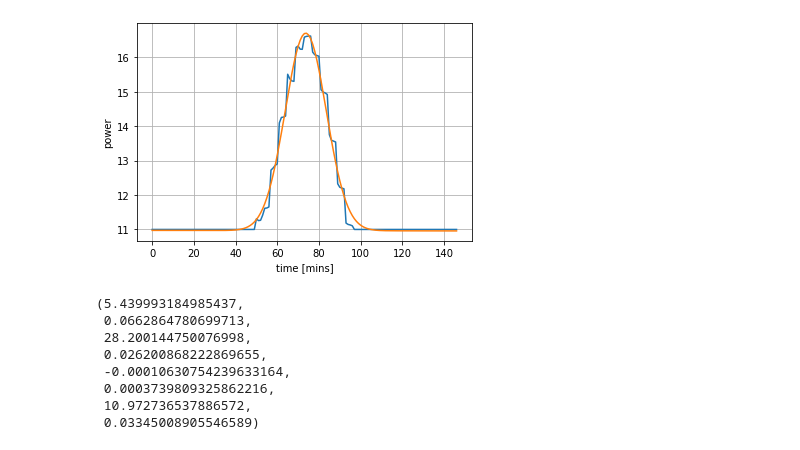
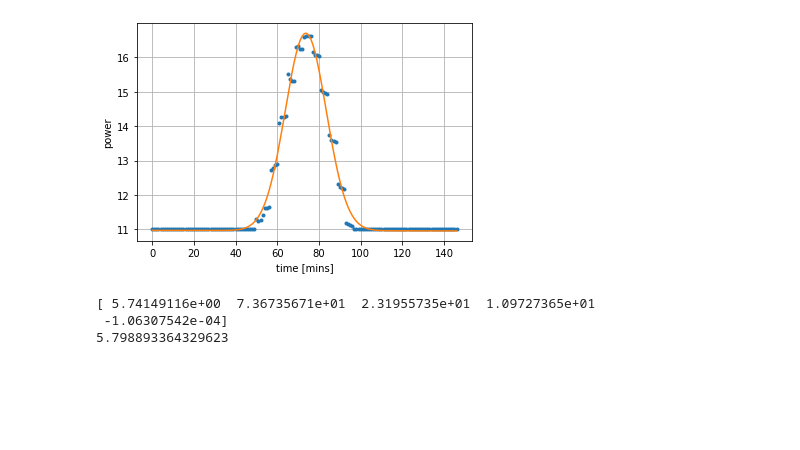
Before and after one commit to louis-hurrey/L-BASS, a Jupyter notebook: elevation_scan.ipynb, the cells around one changed output. Cells and saved outputs as stored; diff of their text form; code cells hidden in the pictures; blank space fills up the shorter version.

```diff
--- a/elevation_scan.ipynb
+++ b/elevation_scan.ipynb
@@ -25,7 +25,7 @@ class Transit:
         self.horn = horn
         self.noon = noon
     def get_data(self):
-        folder = os.path.join(f"{transit.date}")
+        folder = os.path.join(f"data/{transit.date}")
         #print(os.listdir(folder))
         datetimes = np.load(os.path.join(folder, 'datetimes.npy'), allow_pickle=True)
         a1p1 = np.load(os.path.join(folder, 'a1p1_bandpass.npy'), allow_pickle=True)
@@ -56,7 +56,8 @@ trimmed_power_total = power_total[170:217]
 plt.plot(trimmed_power_total)
 print(trimmed_power_total)
 
-pwr_baseline = np.hstack(((np.linspace(11,11,50)), trimmed_power_total, (np.linspace(11,11,50))))
+pwr_baseline = trimmed_power_total
+#np.hstack(((np.linspace(11,11,50)), trimmed_power_total, (np.linspace(11,11,50))))
 plt.plot(pwr_baseline)
 # %% [output]
 (420,)
@@ -100,6 +99,6 @@ print(fwhm*360/(24*60))
 # %%
 def harry_plotter(t, p, parameters):
-    plt.plot(t, p)
+    plt.plot(t, p, ".")
     plt.plot(t, gaussian_with_baseline(t, *parameters))
 
     plt.xlabel('time [mins]')
@@ -110,41 +109,40 @@ def harry_plotter(t, p, parameters):
 
 def gaussian_with_baseline(x, a, b, c, d, m):
     return a*np.exp(-((x-b)**2)/(2*(c/(2*np.sqrt(2*np.log(2))))**2)) + m*x + d
 
 def gaussian_with_baseline_fitting(x, y):
     p0 = np.array([np.max(y), np.argmax(y), 98, 10, 1])
     popt, pcov = scipy.optimize.curve_fit(gaussian_with_baseline, x, y, absolute_sigma=0, p0=p0)
     #absolute_sigma=0 to ensure uncertainties reflect the fitting
     return popt, pcov
 
 def calc_beam_width_with_baseline(t, p, dec):
     time_mins = np.array([(i - t[0]).total_seconds() / 60 for i in t])
 
     para, para_cov = gaussian_with_baseline_fitting(time_mins, p)
     para_err = np.sqrt(np.diag(para_cov))
 
     fwhm_deg_temp = para[2]*np.cos(dec)*360/(23.9345*60)
     fwhm_deg_err_temp = para_err[2]*np.cos(dec)*360/(23.9345*60)
 
     peak = datetime.timedelta(minutes=para[1]) + t[0]
     peak_err = para_err[1]
     pointing_diff_mins = abs(transit.noon-peak).total_seconds()/60
     pointing_diff_temp = pointing_diff_mins*np.cos(dec)*360/(23.9345*60)
     pointing_diff_err_temp = peak_err*np.cos(dec)*360/(23.9345*60)
 
     harry_plotter(time_mins, p, para)
     plt.show()
 
-    return fwhm_deg_temp, fwhm_deg_err_temp, pointing_diff_temp, pointing_diff_err_temp, para[-1], para_err[-1], para[-2], para_err[-2]
+    return fwhm_deg_temp, fwhm_deg_err_temp, pointing_diff_temp, pointing_diff_err_temp, para[-1], para_err[-1], para[-2], para_err[-2], para
 
-calc_beam_width_with_baseline(time[0:147], pwr_baseline, transit.dec_mid*np.pi/180)
+elevation_fit = calc_beam_width_with_baseline(time[0:147], pwr_baseline, transit.dec_mid*np.pi/180)
+
+print(elevation_fit[8])
+
+print(elevation_fit[8][2]*360/(24*60))
 # %% [output]
-[figure, old version]
+[figure, new version]
-(5.439993184985437,
- 0.0662864780699713,
- 28.200144750076998,
- 0.026200868222869655,
- -0.00010630754239633164,
- 0.0003739809325862216,
- 10.972736537886572,
- 0.03345008905546589)
+[ 5.74149116e+00  7.36735671e+01  2.31955735e+01  1.09727365e+01
+ -1.06307542e-04]
+5.798893364329623
```
Also changed, not shown: parts of 2 cells of this notebook, 1 other file.
